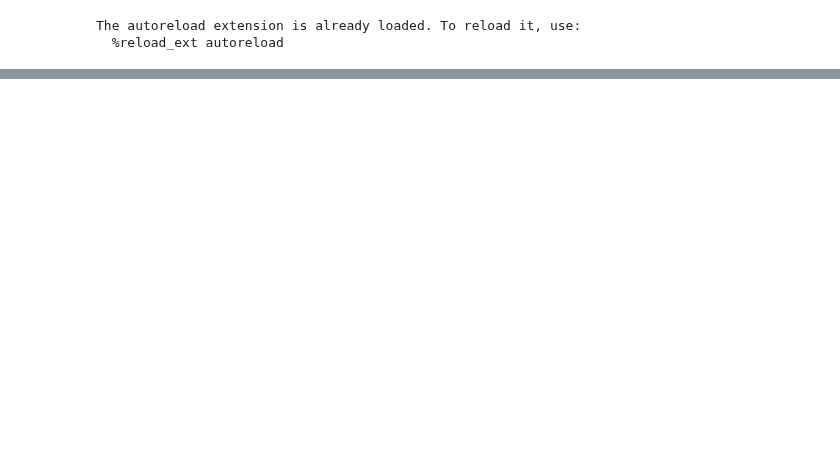
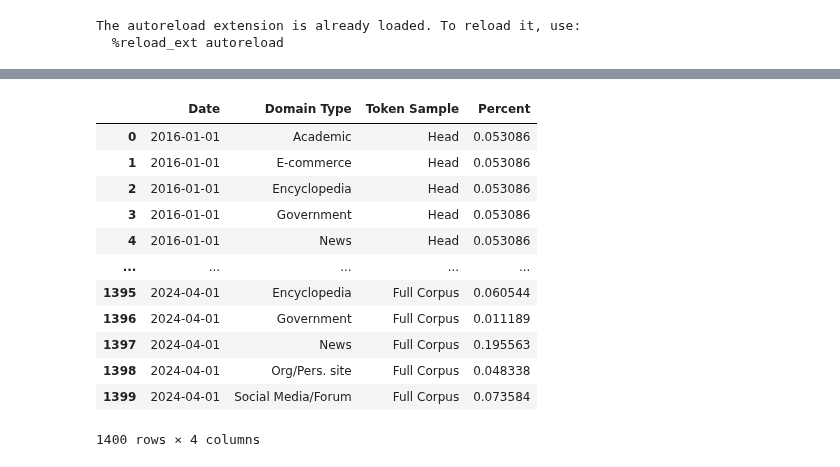
Before and after one commit to Data-Provenance-Initiative/Data-Provenance-Collection, a Jupyter notebook: src/analysis/corpus_robots_trends.ipynb, the cells around one changed output, grey strips where cells are left out. Cells and saved outputs as stored; diff of their text form; code cells hidden in the pictures; blank space fills up the shorter version.

```diff
--- a/src/analysis/corpus_robots_trends.ipynb
+++ b/src/analysis/corpus_robots_trends.ipynb
@@ -230,0 +292,16 @@ See the caveats in the documentation: https://pandas.pydata.org/pandas-docs/stab
+# %%
+tos_df_service_plot
+# %% [output]
+|  | Date | Domain Type | Token Sample | Percent |
+| 0 | 2016-01-01 | Academic | Head | 0.053086 |
+| 1 | 2016-01-01 | E-commerce | Head | 0.053086 |
+| 2 | 2016-01-01 | Encyclopedia | Head | 0.053086 |
+| 3 | 2016-01-01 | Government | Head | 0.053086 |
+| 4 | 2016-01-01 | News | Head | 0.053086 |
+| ... | ... | ... | ... | ... |
+| 1395 | 2024-04-01 | Encyclopedia | Full Corpus | 0.060544 |
+| 1396 | 2024-04-01 | Government | Full Corpus | 0.011189 |
+| 1397 | 2024-04-01 | News | Full Corpus | 0.195563 |
+| 1398 | 2024-04-01 | Org/Pers. site | Full Corpus | 0.048338 |
+| 1399 | 2024-04-01 | Social Media/Forum | Full Corpus | 0.073584 |
+1400 rows × 4 columns
```
Also changed, not shown: parts of 8 cells of this notebook, 6 other files.
